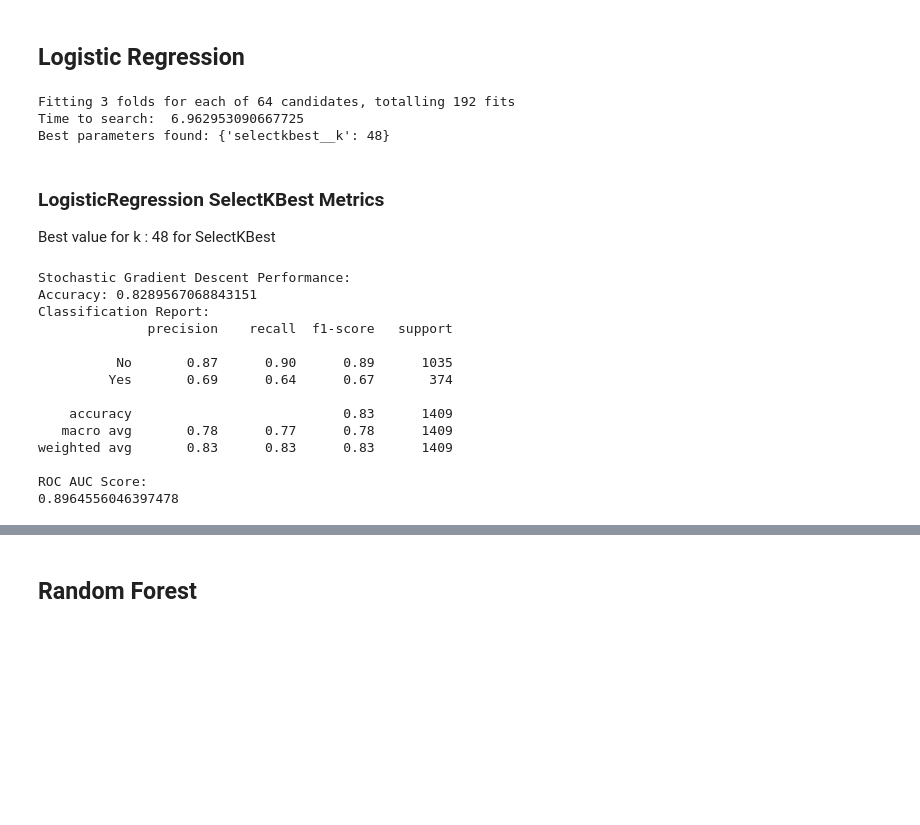
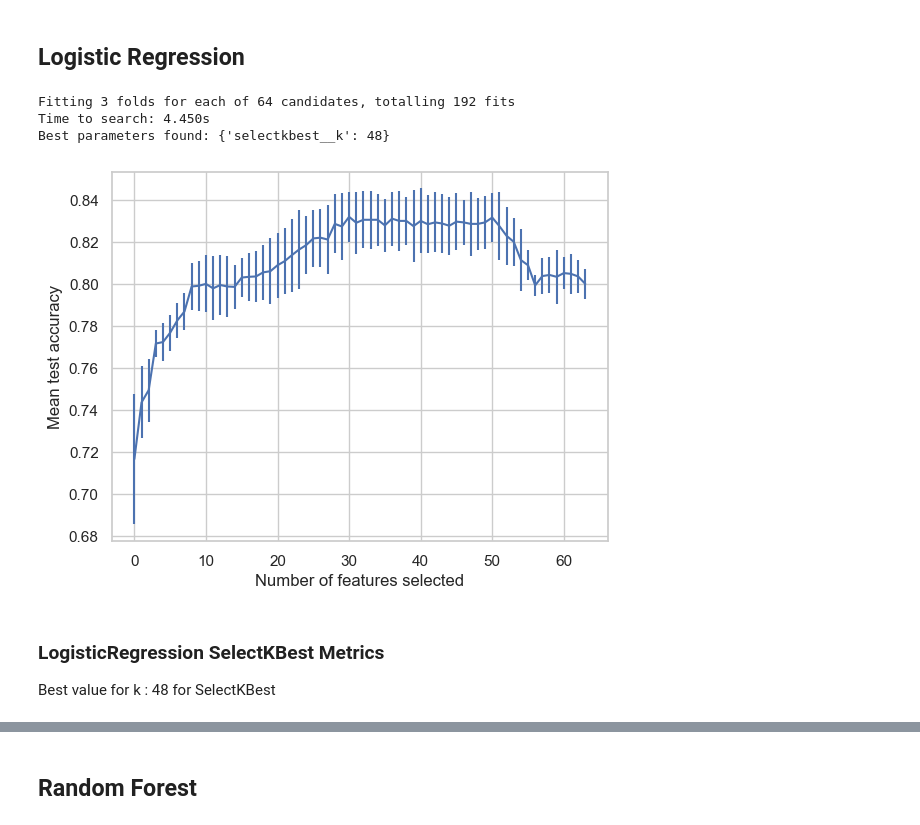
Before and after one commit to georgevrbs/customer_churn_machine_learning, a Jupyter notebook: Telecommunication_Customer_Churn_3.ipynb, the cells around one changed output, grey strips where cells are left out. Drawn from its saved outputs; the diff is of its cells as text; code cells hidden in the pictures; blank space fills up the shorter version.

```diff
--- a/Telecommunication_Customer_Churn_3.ipynb
+++ b/Telecommunication_Customer_Churn_3.ipynb
@@ -724,29 +705,3 @@ Best parameters found: {'selectkbest__k': 39}
 ### SGD SelectKBest Metrics
 # %% [markdown]
 Best value for k : 39 for SelectKBest
-# %%
-# Select K-features from GridSearchCV Best Param
-sel_sgd_kbest = SelectKBest(f_classif, k=gscv_sgd_kbest.best_params_['selectkbest__k'])
-sel_sgd_kbest.fit(X_train_norm, y_train)
-X_train_sgd_kbest = X_train_norm[sel_sgd_kbest.get_feature_names_out()]
-X_test_sgd_kbest = X_test_norm[sel_sgd_kbest.get_feature_names_out()]
-
-best_sgd_kbest = SGDClassifier(random_state=random_state)
-best_sgd_kbest.fit(X_train_sgd_kbest, y_train)
-best_sgd_kbest_y_preds = best_sgd_kbest.predict(X_test_sgd_kbest)
-
-print("Stochastic Gradient Descent Performance:")
-print("Accuracy:", accuracy_score(y_test, best_sgd_kbest_y_preds))
-print("Classification Report:")
-print(classification_report(y_test, best_sgd_kbest_y_preds))
-print("ROC AUC Score:")
-# print(roc_auc_score(y_test, best_sgd_kbest.predict_proba(X_test_sgd_kbest)[:, 1]))
-print("\n")
-
-# Plot confusion matrix
-# plot_confusion_matrix(best_sgd_kbest, X_test_sgd_kbest, y_test)
-
-# Plot ROC Curve
-metrics.RocCurveDisplay.from_estimator(best_sgd_kbest, X_test_sgd_kbest, y_test)
-
-kbest_scores['Stochastic Gradient Descent'] = accuracy_score(y_test, best_sgd_kbest_y_preds)
@@ -780,53 +745,16 @@ gscv_lr_kbest = GridSearchCV(estimator, param_grid=param_grid, cv=cv, n_jobs=3,
 start = time()
 gscv_lr_kbest.fit(X_train_norm, y_train)
 end = time()
-print('Time to search: %.3fms' % (end - start))
+print('Time to search: %.3fs' % (end - start))
 print(f"Best parameters found: {gscv_lr_kbest.best_params_}")
 # %% [output]
 Fitting 3 folds for each of 64 candidates, totalling 192 fits
-Time to search:  6.962953090667725
+Time to search: 4.450s
 Best parameters found: {'selectkbest__k': 48}
+# %%
+plot_cv_results(gscv_lr_kbest)
+# %% [output]
+[figure, added]
 # %% [markdown]
 ### LogisticRegression SelectKBest Metrics
 Best value for k : 48 for SelectKBest
-# %%
-# Select K-features from GridSearchCV Best Param
-sel_lr_kbest = SelectKBest(f_classif, k=gscv_lr_kbest.best_params_['selectkbest__k'])
-sel_lr_kbest.fit(X_train_norm, y_train)
-X_train_lr_kbest = X_train_norm[sel_lr_kbest.get_feature_names_out()]
-X_test_lr_kbest = X_test_norm[sel_lr_kbest.get_feature_names_out()]
-
-best_lr_kbest = LogisticRegression(penalty="l1", solver="saga", tol=0.1, random_state=random_state)
-best_lr_kbest.fit(X_train_lr_kbest, y_train)
-best_lr_kbest_y_preds = best_lr_kbest.predict(X_test_lr_kbest)
-
-print("Stochastic Gradient Descent Performance:")
-print("Accuracy:", accuracy_score(y_test, best_lr_kbest_y_preds))
-print("Classification Report:")
-print(classification_report(y_test, best_lr_kbest_y_preds))
-print("ROC AUC Score:")
-print(roc_auc_score(y_test, best_lr_kbest.predict_proba(X_test_lr_kbest)[:, 1]))
-print("\n")
-
-# Plot confusion matrix
-# plot_confusion_matrix(best_lr_kbest, X_test_lr_kbest, y_test)
-
-# Plot ROC Curve
-# metrics.RocCurveDisplay.from_estimator(best_lr_kbest, X_test_lr_kbest, y_test)
-
-kbest_scores['Logistic Regression'] = accuracy_score(y_test, best_lr_kbest_y_preds)
-# %% [output]
-Stochastic Gradient Descent Performance:
-Accuracy: 0.8289567068843151
-Classification Report:
-              precision    recall  f1-score   support
-
-          No       0.87      0.90      0.89      1035
-         Yes       0.69      0.64      0.67       374
-
-    accuracy                           0.83      1409
-   macro avg       0.78      0.77      0.78      1409
-weighted avg       0.83      0.83      0.83      1409
-
-ROC AUC Score:
-0.8964556046397478
```
Also changed, not shown: parts of 161 cells of this notebook, 2 other files.
